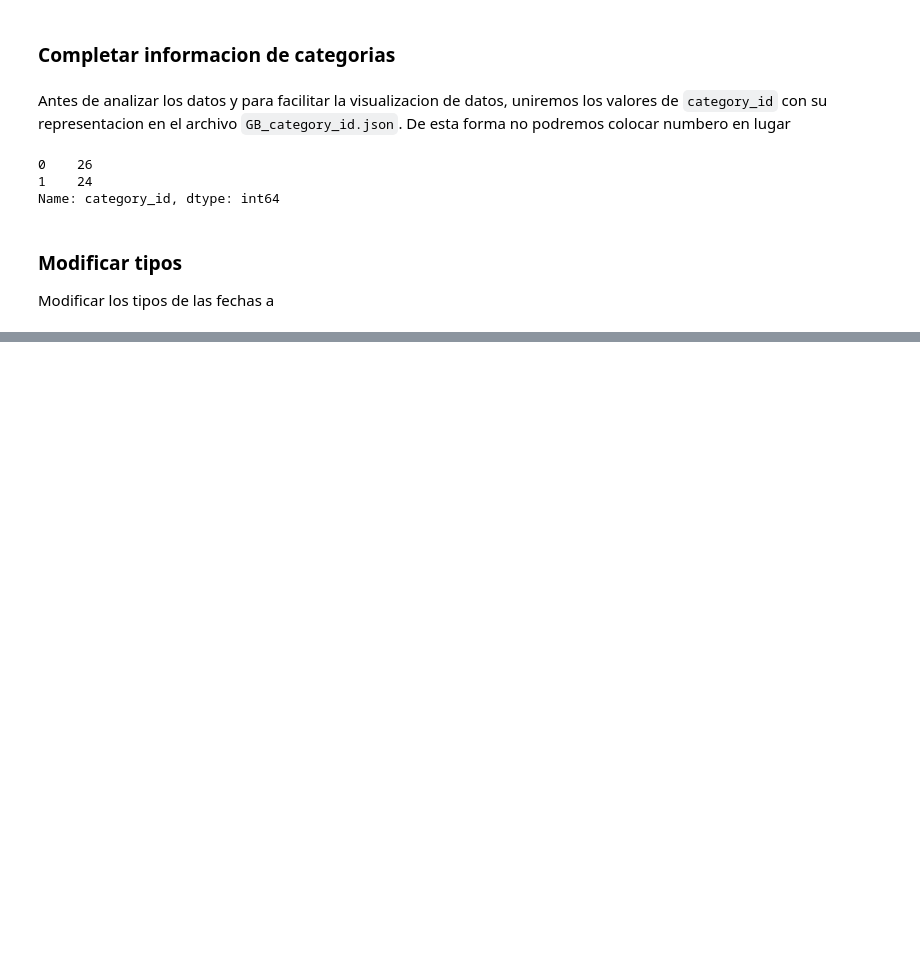
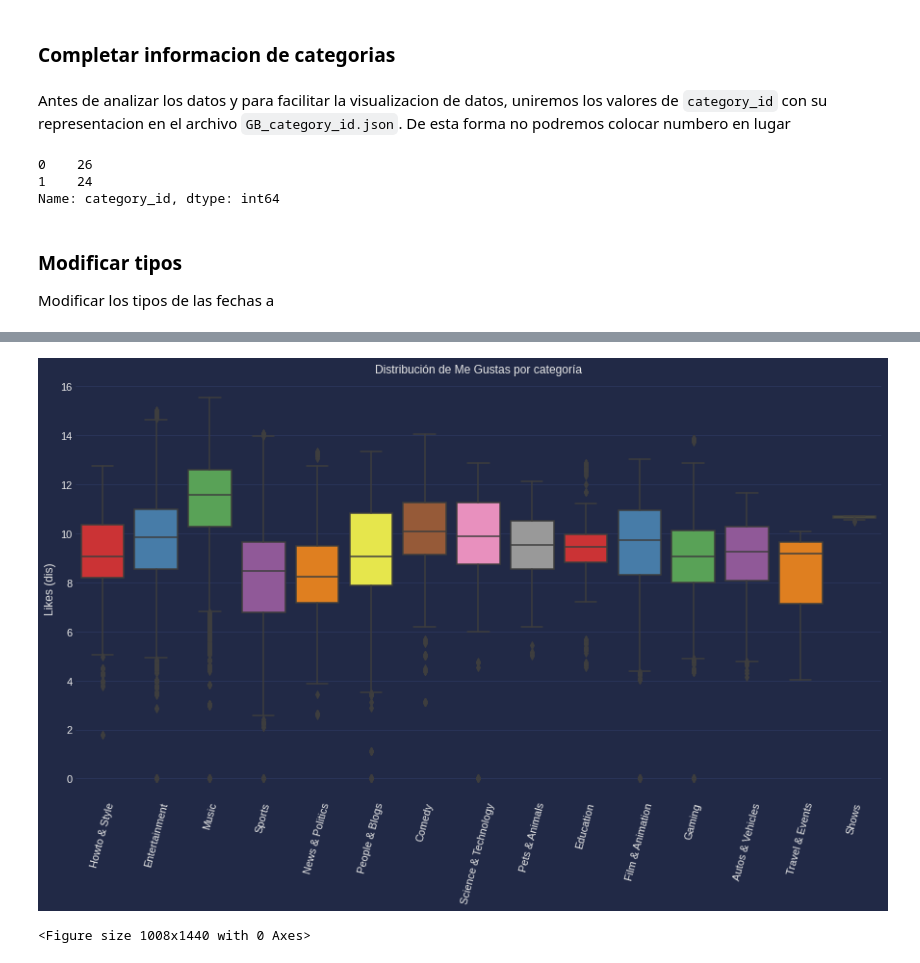
Before and after one commit to thavs-college-repos/eb-2022-1-cc51, a Jupyter notebook: main.ipynb, the cells around one changed output, grey strips where cells are left out. Cells and saved outputs as stored; diff of their text form; code cells hidden in the pictures; blank space fills up the shorter version.

```diff
--- a/main.ipynb
+++ b/main.ipynb
@@ -149,0 +192,18 @@ Es claro que la categoria de Musica es la que continue la mayo
+# %%
+cld_df = df[['category_name']].copy()
+cld_df['dislikes_dis'] = np.log(df['dislikes'] + 1)
+cld_df['likes_dis'] = np.log(df['likes'] + 1)
+# %%
+# Me gustas lik
+fig, ax = plt.subplots()
+plt.figure(figsize = (14,20))
+
+g = sns.boxplot(x='category_name', y='likes_dis', data=cld_df, palette="Set1", ax=ax)
+_ = ax.set(xlabel="", ylabel="Likes (dis)", title="Distribución de Me Gustas por categoría")
+_ = ax.set_xticklabels(ax.get_xticklabels(), rotation=75)
+fig.set_size_inches(15, 8, forward=True)
+
+plt.show()
+# %% [output]
+[figure, added]
+<Figure size 1008x1440 with 0 Axes>
```
Also changed, not shown: parts of 28 cells of this notebook.
